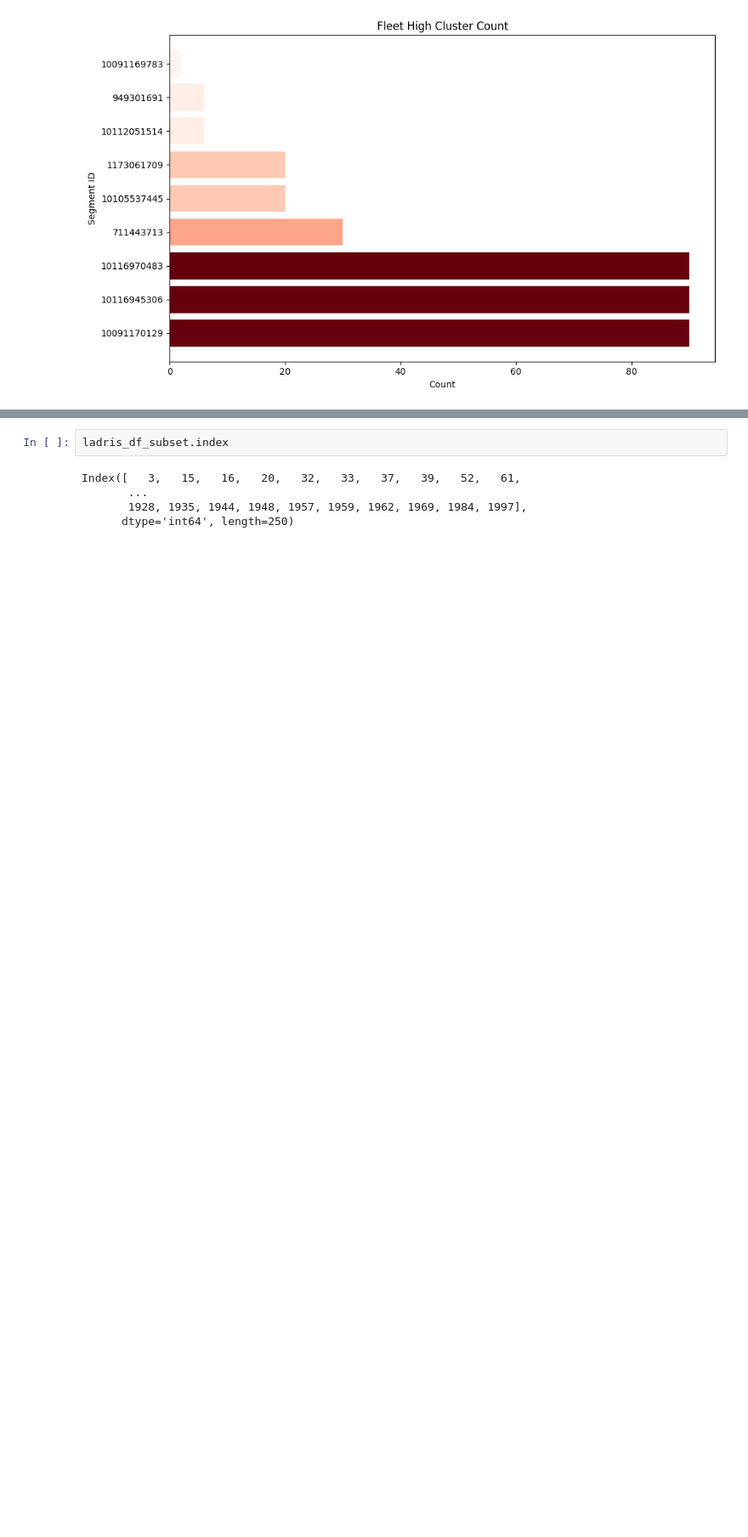
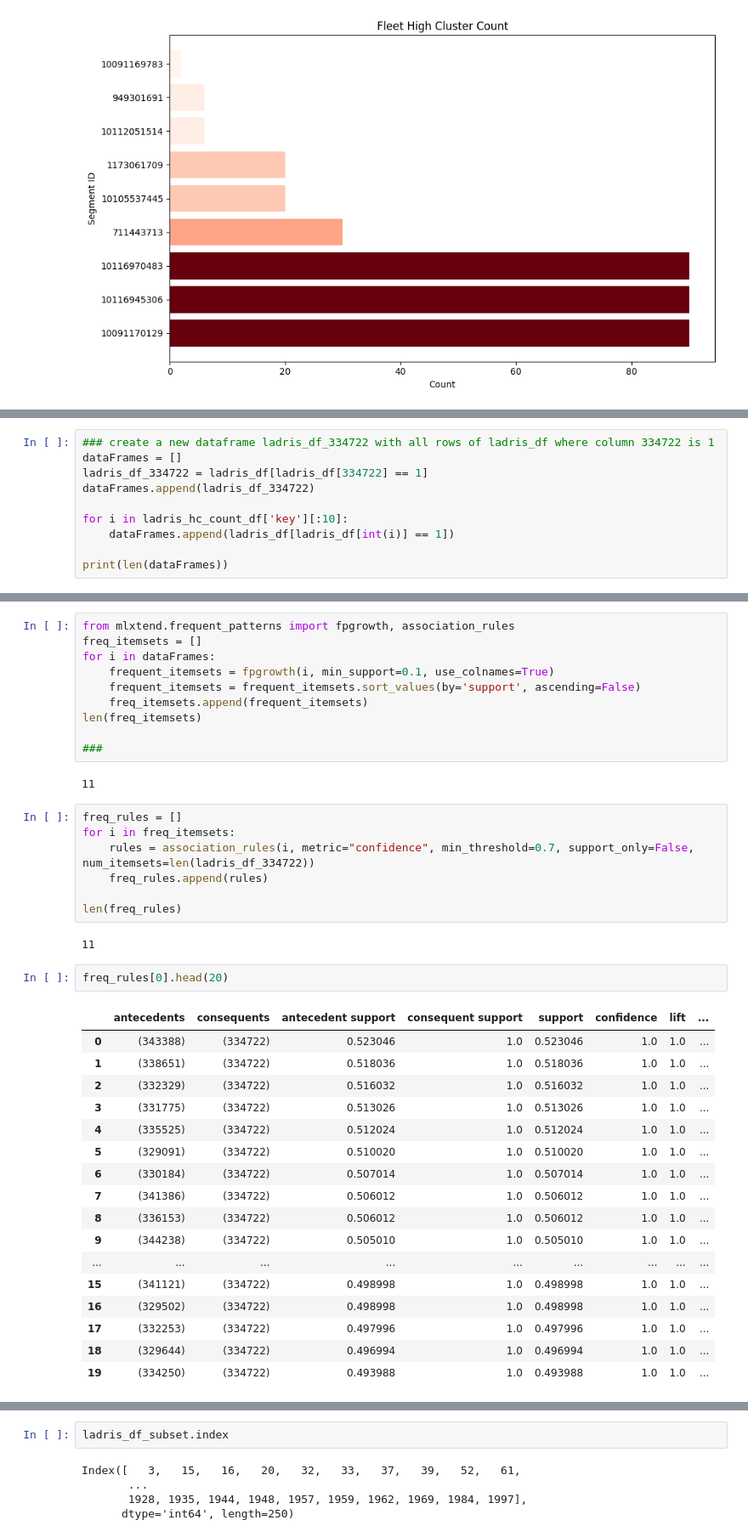
Before and after one commit to pfoytik/scenarioDiscovery, a Jupyter notebook: dataSummary.ipynb, the cells around one changed output, grey strips where cells are left out. Shown at 85% size. Saved outputs shown, nothing was run; the diff lists cells and outputs as text; blank space fills up the shorter version.

```diff
--- a/dataSummary.ipynb
+++ b/dataSummary.ipynb
@@ -433,0 +461,10 @@ ladris_hc_count_df.head()
+# %%
+### create a new dataframe ladris_df_334722 with all rows of ladris_df where column 334722 is 1
+dataFrames = []
+ladris_df_334722 = ladris_df[ladris_df[334722] == 1]
+dataFrames.append(ladris_df_334722)
+
+for i in ladris_hc_count_df['key'][:10]:
+    dataFrames.append(ladris_df[ladris_df[int(i)] == 1])
+
+print(len(dataFrames))
@@ -433,0 +498,41 @@ ladris_hc_count_df.head()
+# %%
+from mlxtend.frequent_patterns import fpgrowth, association_rules
+freq_itemsets = []
+for i in dataFrames:
+    frequent_itemsets = fpgrowth(i, min_support=0.1, use_colnames=True)
+    frequent_itemsets = frequent_itemsets.sort_values(by='support', ascending=False)
+    freq_itemsets.append(frequent_itemsets)
+len(freq_itemsets)
+
+###
+# %% [output]
+11
+# %%
+freq_rules = []
+for i in freq_itemsets:
+    rules = association_rules(i, metric="confidence", min_threshold=0.7, support_only=False, num_itemsets=len(ladris_df_334722))
+    freq_rules.append(rules)
+
+len(freq_rules)
+# %% [output]
+11
+# %%
+freq_rules[0].head(20)
+# %% [output]
+|  | antecedents | consequents | antecedent support | consequent support | support | confidence | lift | ... |
+| 0 | (343388) | (334722) | 0.523046 | 1.0 | 0.523046 | 1.0 | 1.0 | ... |
+| 1 | (338651) | (334722) | 0.518036 | 1.0 | 0.518036 | 1.0 | 1.0 | ... |
+| 2 | (332329) | (334722) | 0.516032 | 1.0 | 0.516032 | 1.0 | 1.0 | ... |
+| 3 | (331775) | (334722) | 0.513026 | 1.0 | 0.513026 | 1.0 | 1.0 | ... |
+| 4 | (335525) | (334722) | 0.512024 | 1.0 | 0.512024 | 1.0 | 1.0 | ... |
+| 5 | (329091) | (334722) | 0.510020 | 1.0 | 0.510020 | 1.0 | 1.0 | ... |
+| 6 | (330184) | (334722) | 0.507014 | 1.0 | 0.507014 | 1.0 | 1.0 | ... |
+| 7 | (341386) | (334722) | 0.506012 | 1.0 | 0.506012 | 1.0 | 1.0 | ... |
+| 8 | (336153) | (334722) | 0.506012 | 1.0 | 0.506012 | 1.0 | 1.0 | ... |
+| 9 | (344238) | (334722) | 0.505010 | 1.0 | 0.505010 | 1.0 | 1.0 | ... |
+| ... | ... | ... | ... | ... | ... | ... | ... | ... |
+| 15 | (341121) | (334722) | 0.498998 | 1.0 | 0.498998 | 1.0 | 1.0 | ... |
+| 16 | (329502) | (334722) | 0.498998 | 1.0 | 0.498998 | 1.0 | 1.0 | ... |
+| 17 | (332253) | (334722) | 0.497996 | 1.0 | 0.497996 | 1.0 | 1.0 | ... |
+| 18 | (329644) | (334722) | 0.496994 | 1.0 | 0.496994 | 1.0 | 1.0 | ... |
+| 19 | (334250) | (334722) | 0.493988 | 1.0 | 0.493988 | 1.0 | 1.0 | ... |
```
Also changed, not shown: parts of 14 cells of this notebook, 8 other files.
